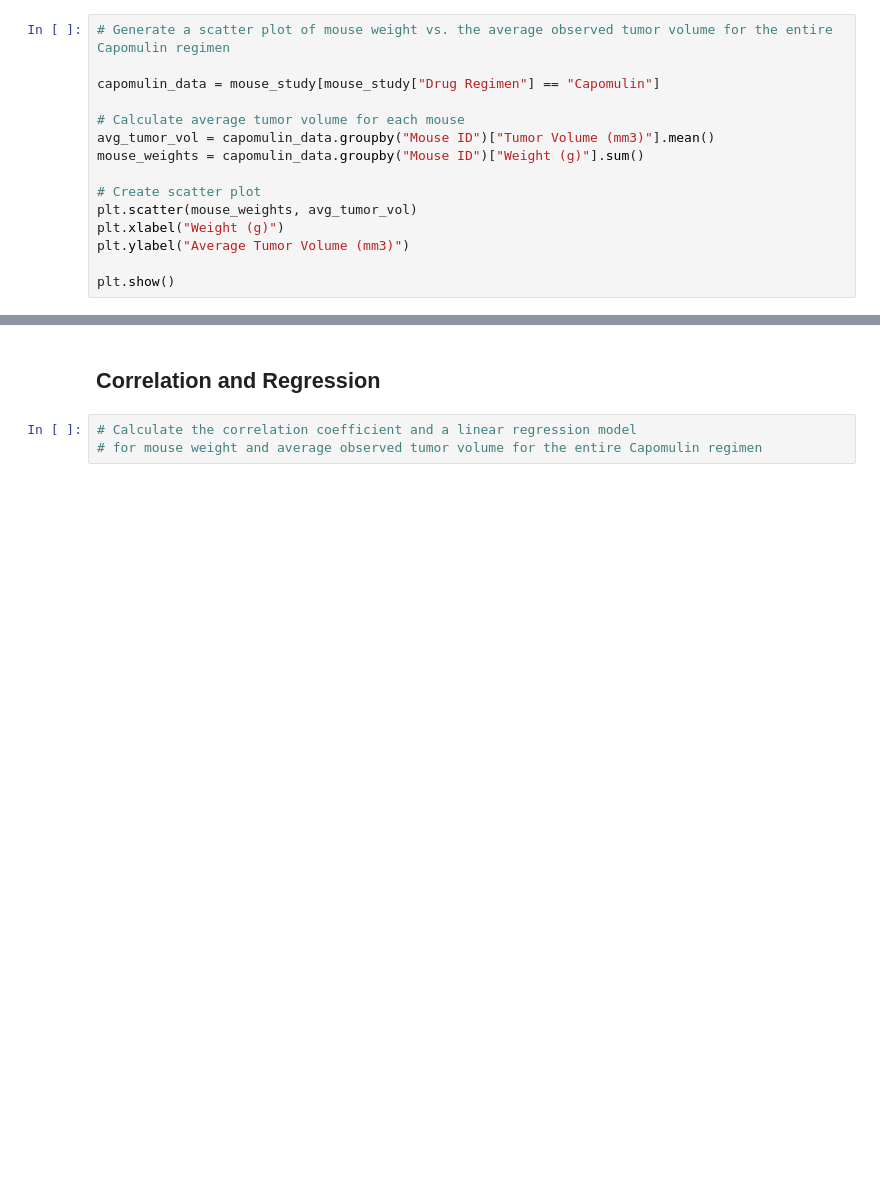
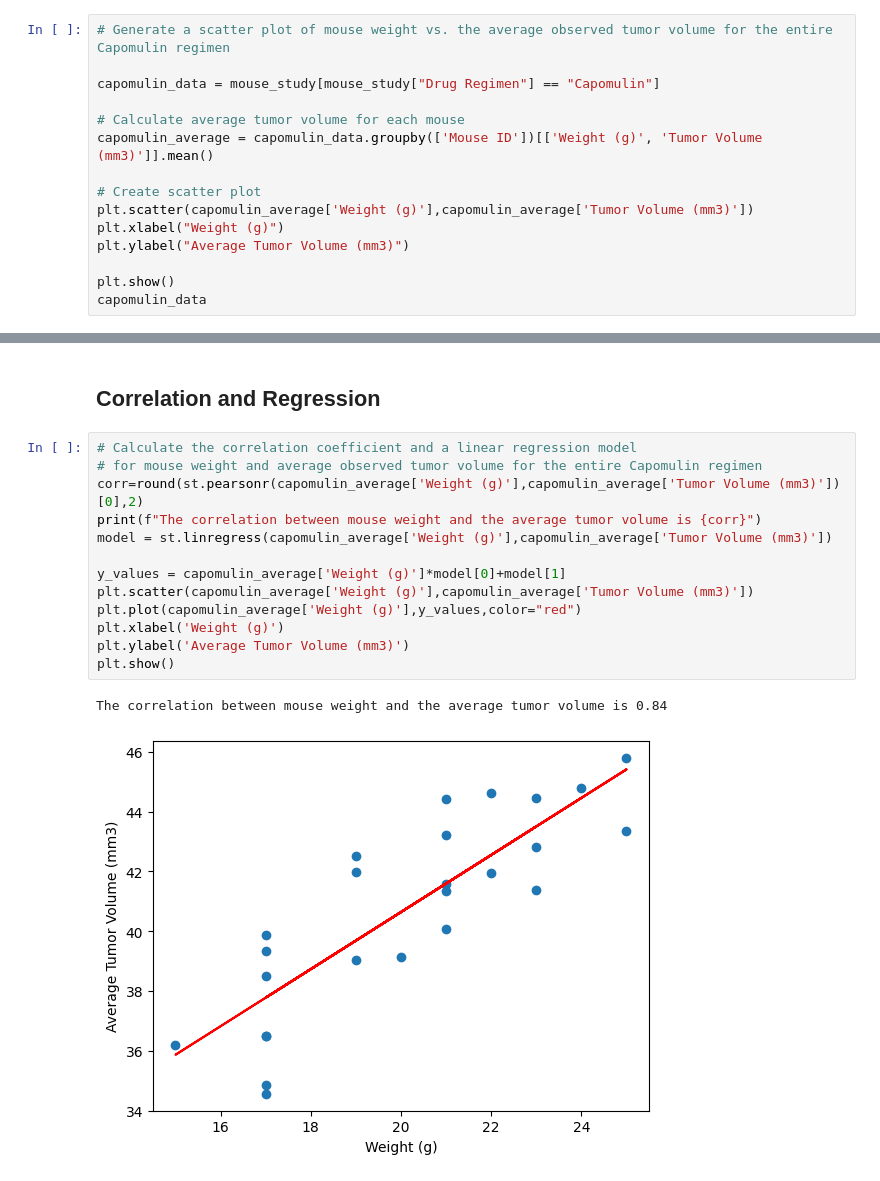
Before and after one commit to renzsupnet/pymaceuticals, a Jupyter notebook: pymaceuticals.ipynb, the cells around one changed output, grey strips where cells are left out. Drawn from its saved outputs; the diff is of its cells as text; blank space fills up the shorter version.

```diff
--- a/pymaceuticals.ipynb
+++ b/pymaceuticals.ipynb
@@ -241,13 +258,13 @@ plt.show()
 capomulin_data = mouse_study[mouse_study["Drug Regimen"] == "Capomulin"]
 
 # Calculate average tumor volume for each mouse
-avg_tumor_vol = capomulin_data.groupby("Mouse ID")["Tumor Volume (mm3)"].mean()
-mouse_weights = capomulin_data.groupby("Mouse ID")["Weight (g)"].sum()
+capomulin_average = capomulin_data.groupby(['Mouse ID'])[['Weight (g)', 'Tumor Volume (mm3)']].mean()
 
 # Create scatter plot
-plt.scatter(mouse_weights, avg_tumor_vol)
+plt.scatter(capomulin_average['Weight (g)'],capomulin_average['Tumor Volume (mm3)'])
 plt.xlabel("Weight (g)")
 plt.ylabel("Average Tumor Volume (mm3)")
 
 plt.show()
+capomulin_data
 # %% [output]
@@ -255,5 +285,18 @@ plt.show()
 # %% [markdown]
 ## Correlation and Regression
-# %%
-# Calculate the correlation coefficient and a linear regression model
-# for mouse weight and average observed tumor volume for the entire Capomulin regimen
+# %%
+# Calculate the correlation coefficient and a linear regression model
+# for mouse weight and average observed tumor volume for the entire Capomulin regimen
+corr=round(st.pearsonr(capomulin_average['Weight (g)'],capomulin_average['Tumor Volume (mm3)'])[0],2)
+print(f"The correlation between mouse weight and the average tumor volume is {corr}")
+model = st.linregress(capomulin_average['Weight (g)'],capomulin_average['Tumor Volume (mm3)'])
+
+y_values = capomulin_average['Weight (g)']*model[0]+model[1]
+plt.scatter(capomulin_average['Weight (g)'],capomulin_average['Tumor Volume (mm3)'])
+plt.plot(capomulin_average['Weight (g)'],y_values,color="red")
+plt.xlabel('Weight (g)')
+plt.ylabel('Average Tumor Volume (mm3)')
+plt.show()
+# %% [output]
+The correlation between mouse weight and the average tumor volume is 0.84
+[figure, added]
```
Also changed, not shown: parts of 11 cells of this notebook.
